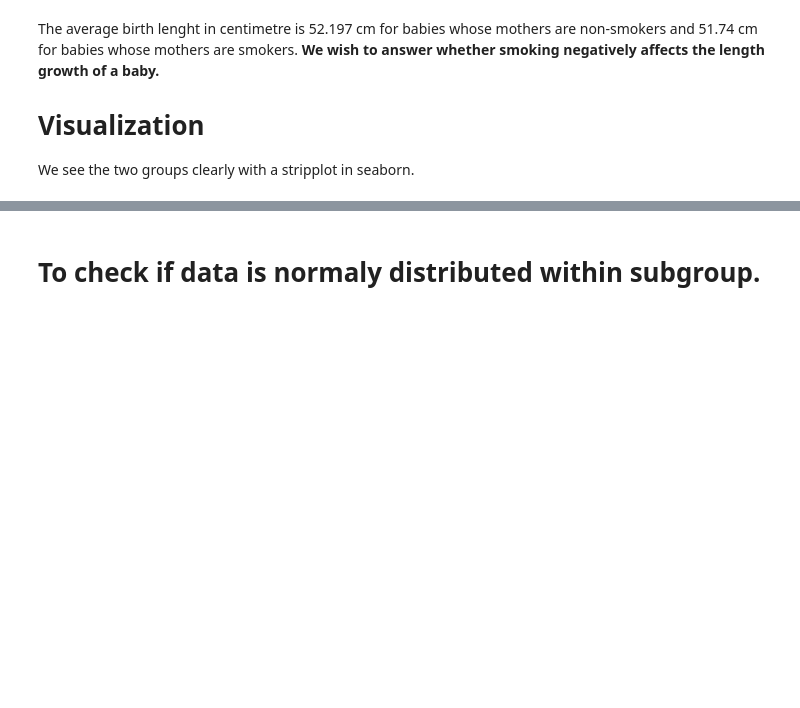
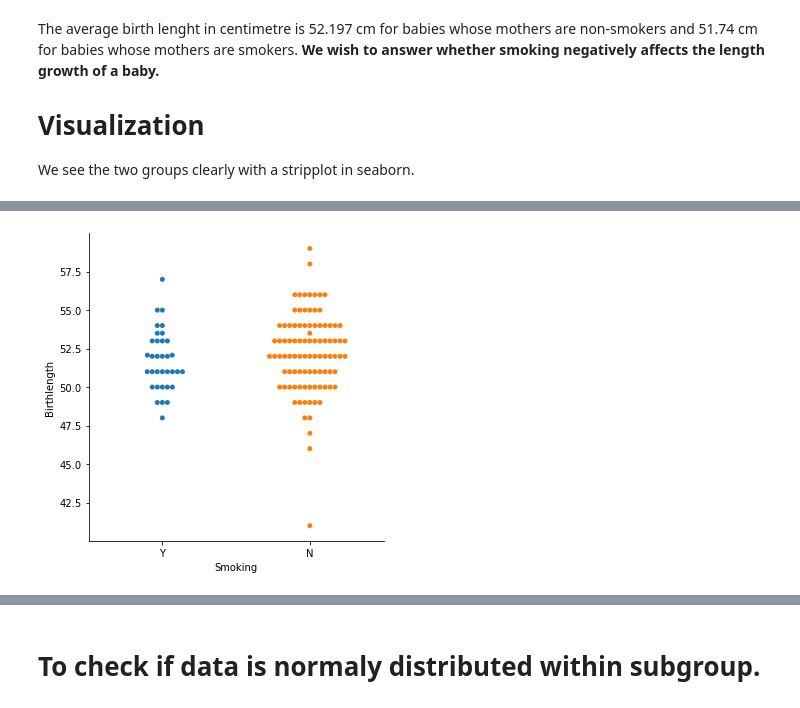
Before and after one commit to Michy01/AIIP_DAV_Visualization-2020, a Jupyter notebook: dav_18_two_sample_t_test.ipynb, the cells around one changed output, grey strips where cells are left out. Cells and saved outputs as stored; diff of their text form; code cells hidden in the pictures; blank space fills up the shorter version.

```diff
--- a/dav_18_two_sample_t_test.ipynb
+++ b/dav_18_two_sample_t_test.ipynb
@@ -192,0 +201,4 @@ sns.stripplot(x ='Smoking',       # Horizontal axis
+# %%
+sns.catplot(x="Smoking", y="Birthlength", kind='swarm',data=df);
+# %% [output]
+[figure, added]
```
Also changed, not shown: parts of 5 cells of this notebook.
